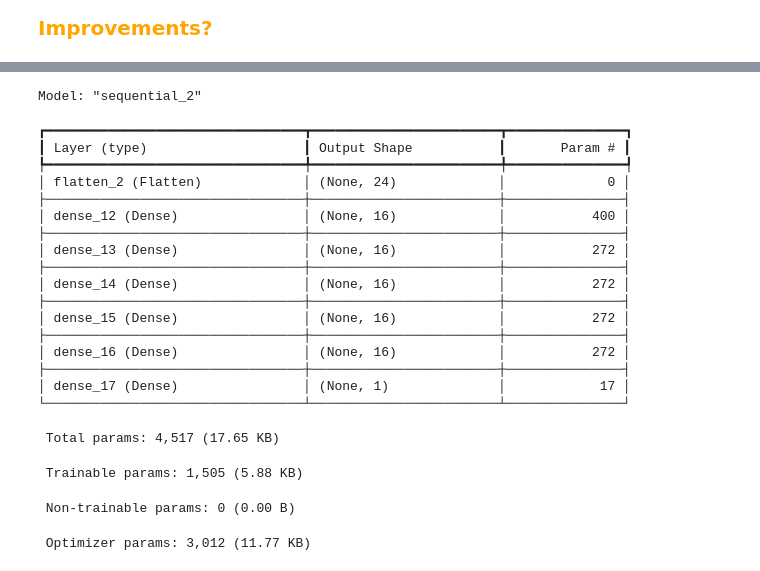
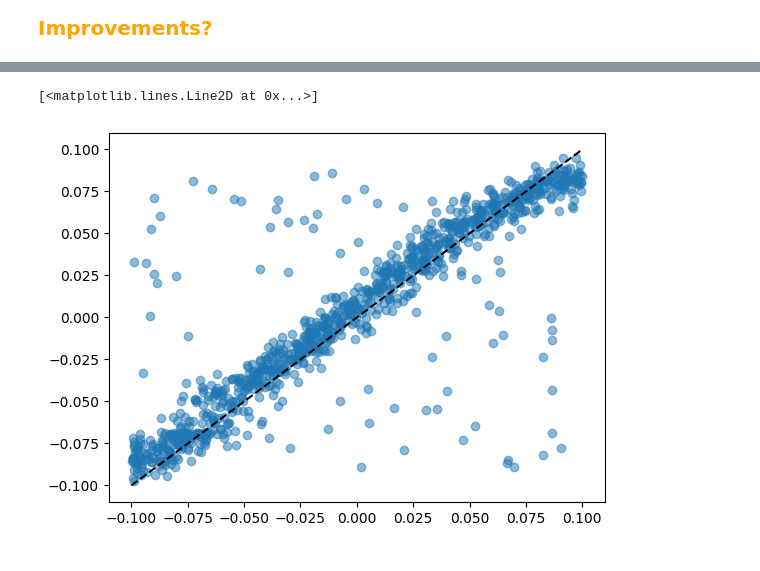
Before and after one commit to diogo-s-ribeiro/DetectingSelection2025, a Jupyter notebook: part2_ml/ml_dsc.ipynb, the cells around one changed output, grey strips where cells are left out. Saved outputs shown, nothing was run; the diff lists cells and outputs as text; code cells hidden in the pictures.

```diff
--- a/part2_ml/ml_dsc.ipynb
+++ b/part2_ml/ml_dsc.ipynb
@@ -349,25 +370,6 @@ Epoch 6/20
-# %%
-best_model.summary()
-# %% [output]
-Model: "sequential_2"
-┏━━━━━━━━━━━━━━━━━━━━━━━━━━━━━━━━━┳━━━━━━━━━━━━━━━━━━━━━━━━┳━━━━━━━━━━━━━━━┓
-┃ Layer (type)                    ┃ Output Shape           ┃       Param # ┃
-┡━━━━━━━━━━━━━━━━━━━━━━━━━━━━━━━━━╇━━━━━━━━━━━━━━━━━━━━━━━━╇━━━━━━━━━━━━━━━┩
-│ flatten_2 (Flatten)             │ (None, 24)             │             0 │
-├─────────────────────────────────┼────────────────────────┼───────────────┤
-│ dense_12 (Dense)                │ (None, 16)             │           400 │
-├─────────────────────────────────┼────────────────────────┼───────────────┤
-│ dense_13 (Dense)                │ (None, 16)             │           272 │
-├─────────────────────────────────┼────────────────────────┼───────────────┤
-│ dense_14 (Dense)                │ (None, 16)             │           272 │
-├─────────────────────────────────┼────────────────────────┼───────────────┤
-│ dense_15 (Dense)                │ (None, 16)             │           272 │
-├─────────────────────────────────┼────────────────────────┼───────────────┤
-│ dense_16 (Dense)                │ (None, 16)             │           272 │
-├─────────────────────────────────┼────────────────────────┼───────────────┤
-│ dense_17 (Dense)                │ (None, 1)              │            17 │
-└─────────────────────────────────┴────────────────────────┴───────────────┘
- Total params: 4,517 (17.65 KB)
- Trainable params: 1,505 (5.88 KB)
- Non-trainable params: 0 (0.00 B)
- Optimizer params: 3,012 (11.77 KB)
+# %%
+plt.scatter(y_test, y_pred, alpha=.5)
+plt.plot([-0.1, 0.1], [-0.1, 0.1], c="black", linestyle="dashed")
+# %% [output]
+[<matplotlib.lines.Line2D at 0x...>]
+[figure, added]
```
Also changed, not shown: parts of 5 cells of this notebook.
